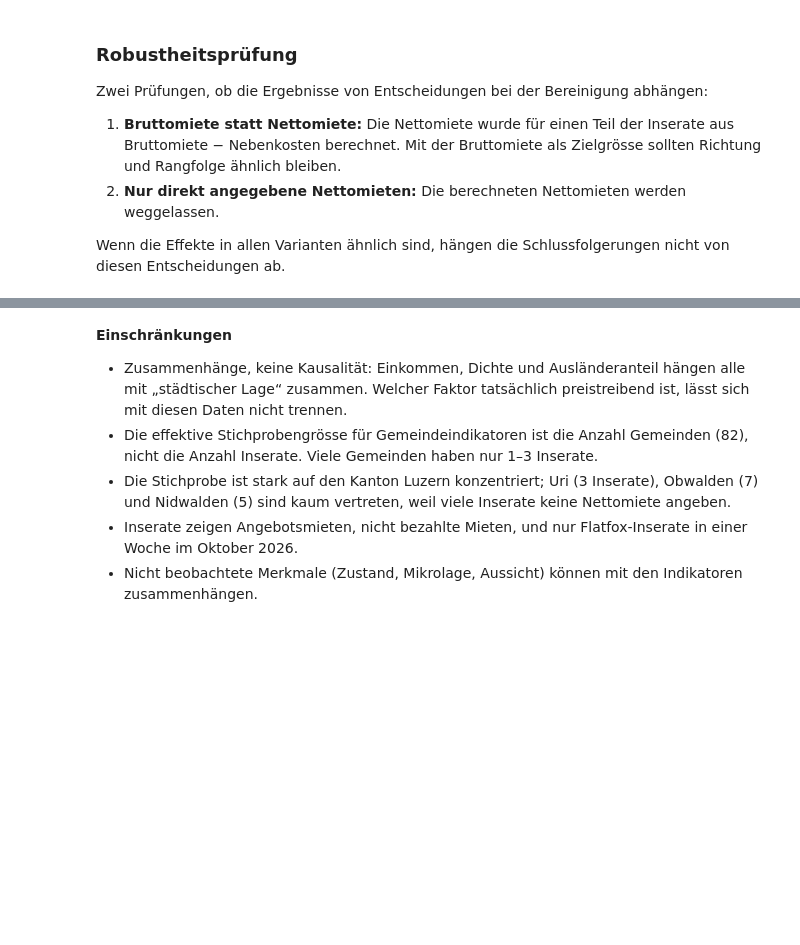
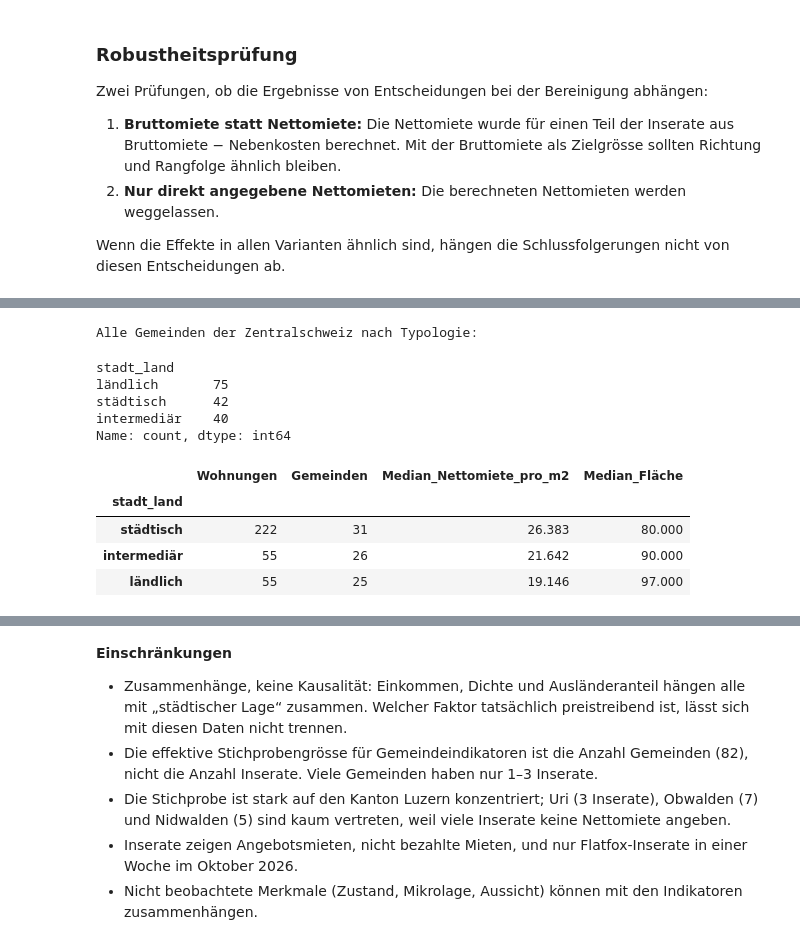
Before and after one commit to ruefeenr/CIP_HS26_204, a Jupyter notebook: scripts/rent_factors_analysis.ipynb, the cells around one changed output, grey strips where cells are left out. Saved outputs shown, nothing was run; the diff lists cells and outputs as text; code cells hidden in the pictures; blank space fills up the shorter version.

```diff
--- a/scripts/rent_factors_analysis.ipynb
+++ b/scripts/rent_factors_analysis.ipynb
@@ -506,0 +516,36 @@ robust
+# %%
+TYPOLOGY_FILE = PROJECT_DIR / "data" / "demographic_data" / "raumgliederungen_bfs.xlsx"
+
+# Blatt "Daten": Zeile 2 enthält die Spaltennamen, Zeile 3 die Codelisten-IDs (überspringen)
+typology = pd.read_excel(TYPOLOGY_FILE, sheet_name="Daten", header=1, skiprows=[2])
+typology = typology.rename(columns={"BFS Gde-nummer": "gemeinde_bfs", "Stadt/Land-Typologie": "stadt_land_code"})
+typology["stadt_land"] = typology["stadt_land_code"].map({1: "städtisch", 2: "intermediär", 3: "ländlich"})
+typology["urban_rural"] = typology["stadt_land"].replace({"intermediär": "intermediär/ländlich", "ländlich": "intermediär/ländlich"})
+
+reg = reg.drop(columns=["stadt_land", "urban_rural"], errors="ignore").merge(
+    typology[["gemeinde_bfs", "stadt_land", "urban_rural"]], on="gemeinde_bfs", how="left", validate="many_to_one")
+assert reg["urban_rural"].notna().all(), "Gemeinde ohne Stadt/Land-Typologie"
+
+print("Alle Gemeinden der Zentralschweiz nach Typologie:")
+display(gemeinden.merge(typology[["gemeinde_bfs", "stadt_land"]], on="gemeinde_bfs", how="left")["stadt_land"].value_counts())
+
+GROUPS = ["städtisch", "intermediär/ländlich"]
+overview = reg.groupby("stadt_land").agg(
+    Wohnungen=("pk", "size"),
+    Gemeinden=("gemeinde_bfs", "nunique"),
+    Median_Nettomiete_pro_m2=("rent_net_per_m2", "median"),
+    Median_Fläche=("surface_living", "median"),
+).reindex(["städtisch", "intermediär", "ländlich"])
+overview
+# %% [output]
+Alle Gemeinden der Zentralschweiz nach Typologie:
+stadt_land
+ländlich       75
+städtisch      42
+intermediär    40
+Name: count, dtype: int64
+|  | Wohnungen | Gemeinden | Median_Nettomiete_pro_m2 | Median_Fläche |
+| stadt_land |  |  |  |  |
+| städtisch | 222 | 31 | 26.383 | 80.000 |
+| intermediär | 55 | 26 | 21.642 | 90.000 |
+| ländlich | 55 | 25 | 19.146 | 97.000 |
```
Also changed, not shown: parts of 9 cells of this notebook, 3 other files.
